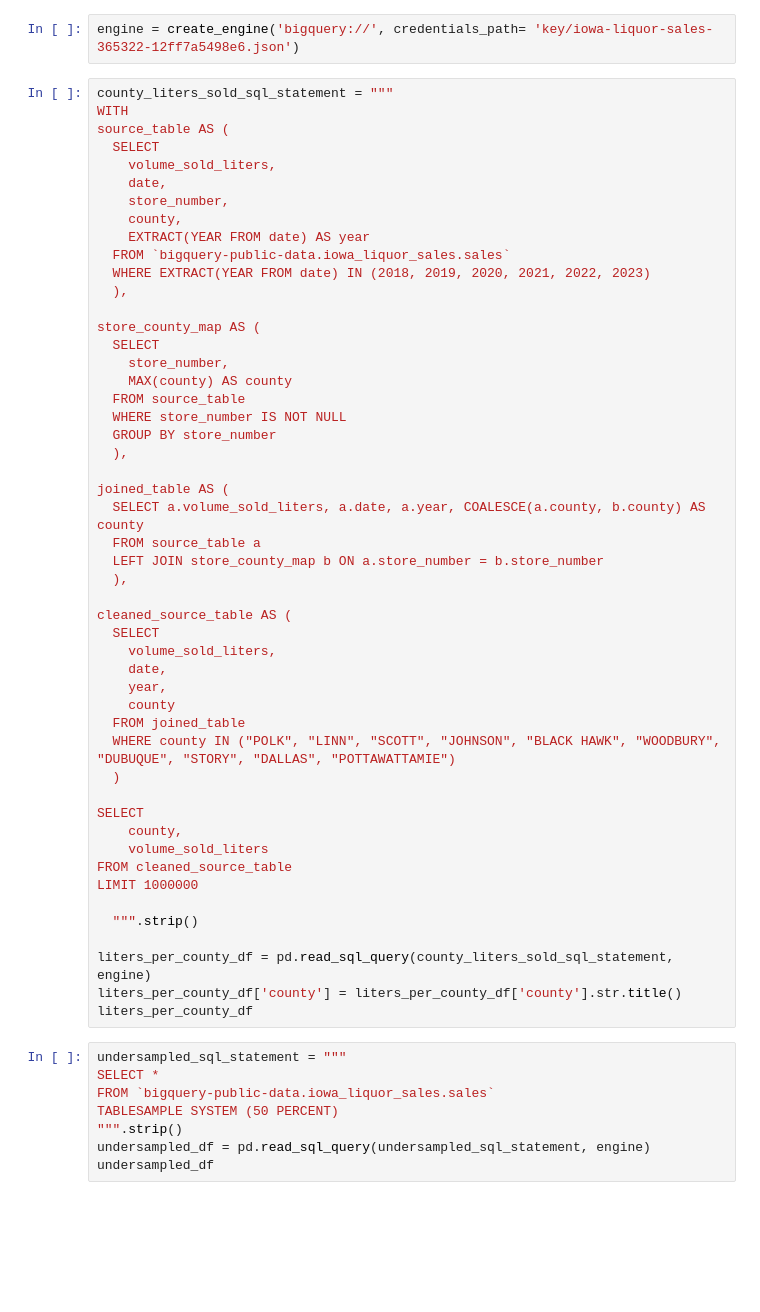
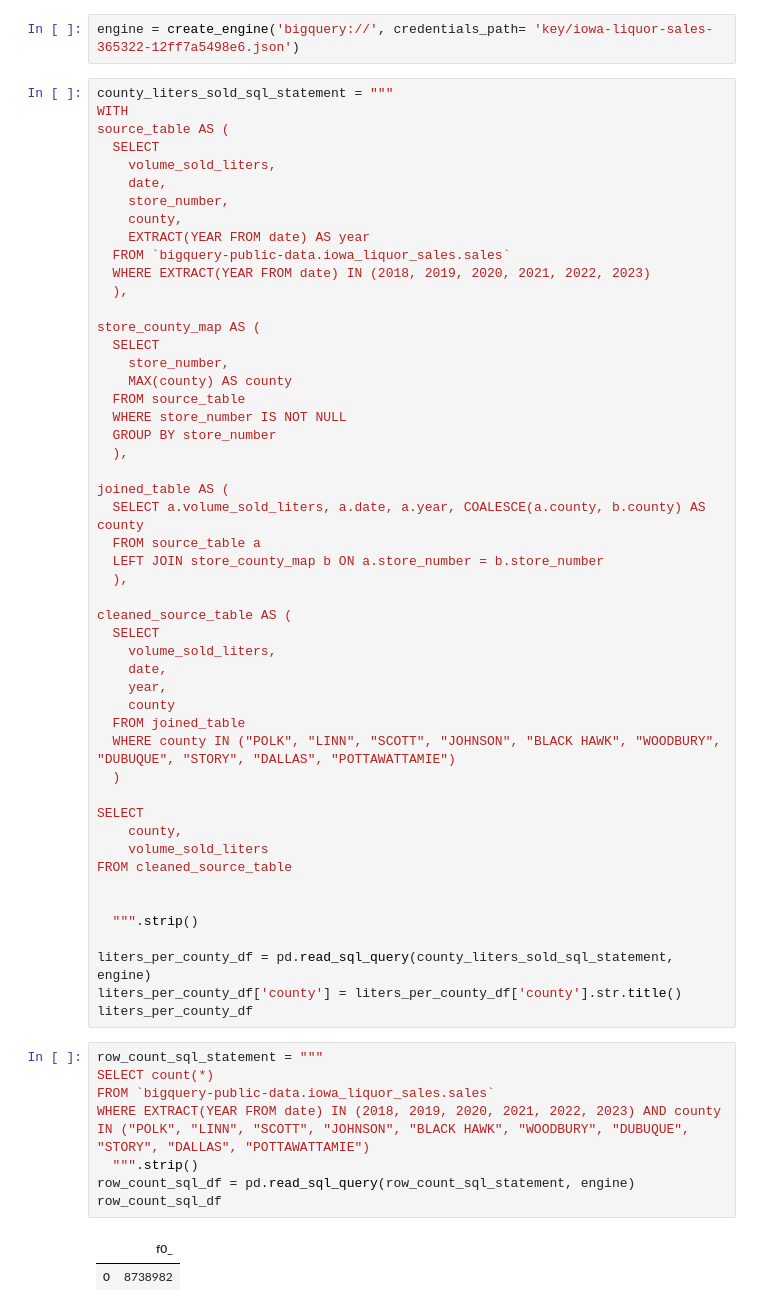
Before and after one commit to amoutafian/iowa_liquor_project, a Jupyter notebook: Iowa_liquor_preprocessing.ipynb, the cells around one changed output. Saved outputs shown, nothing was run; the diff lists cells and outputs as text; blank space fills up the shorter version.

```diff
--- a/Iowa_liquor_preprocessing.ipynb
+++ b/Iowa_liquor_preprocessing.ipynb
@@ -55,7 +55,7 @@ SELECT
     county,
     volume_sold_liters
 FROM cleaned_source_table
-LIMIT 1000000
+
 
   """.strip()
 
@@ -63,11 +63,14 @@ liters_per_county_df = pd.read_sql_query(county_liters_sold_sql_statement, engin
 liters_per_county_df['county'] = liters_per_county_df['county'].str.title()
 liters_per_county_df
 # %%
-undersampled_sql_statement = """
-SELECT *
+row_count_sql_statement = """
+SELECT count(*)
 FROM `bigquery-public-data.iowa_liquor_sales.sales`
-TABLESAMPLE SYSTEM (50 PERCENT)
-""".strip()
-undersampled_df = pd.read_sql_query(undersampled_sql_statement, engine)
-undersampled_df
+WHERE EXTRACT(YEAR FROM date) IN (2018, 2019, 2020, 2021, 2022, 2023) AND county IN ("POLK", "LINN", "SCOTT", "JOHNSON", "BLACK HAWK", "WOODBURY", "DUBUQUE", "STORY", "DALLAS", "POTTAWATTAMIE")
+  """.strip()
+row_count_sql_df = pd.read_sql_query(row_count_sql_statement, engine)
+row_count_sql_df
+# %% [output]
+|  | f0_ |
+| 0 | 8738982 |
 # %%
```
Also changed, not shown: parts of 6 cells of this notebook, 1 other file.
